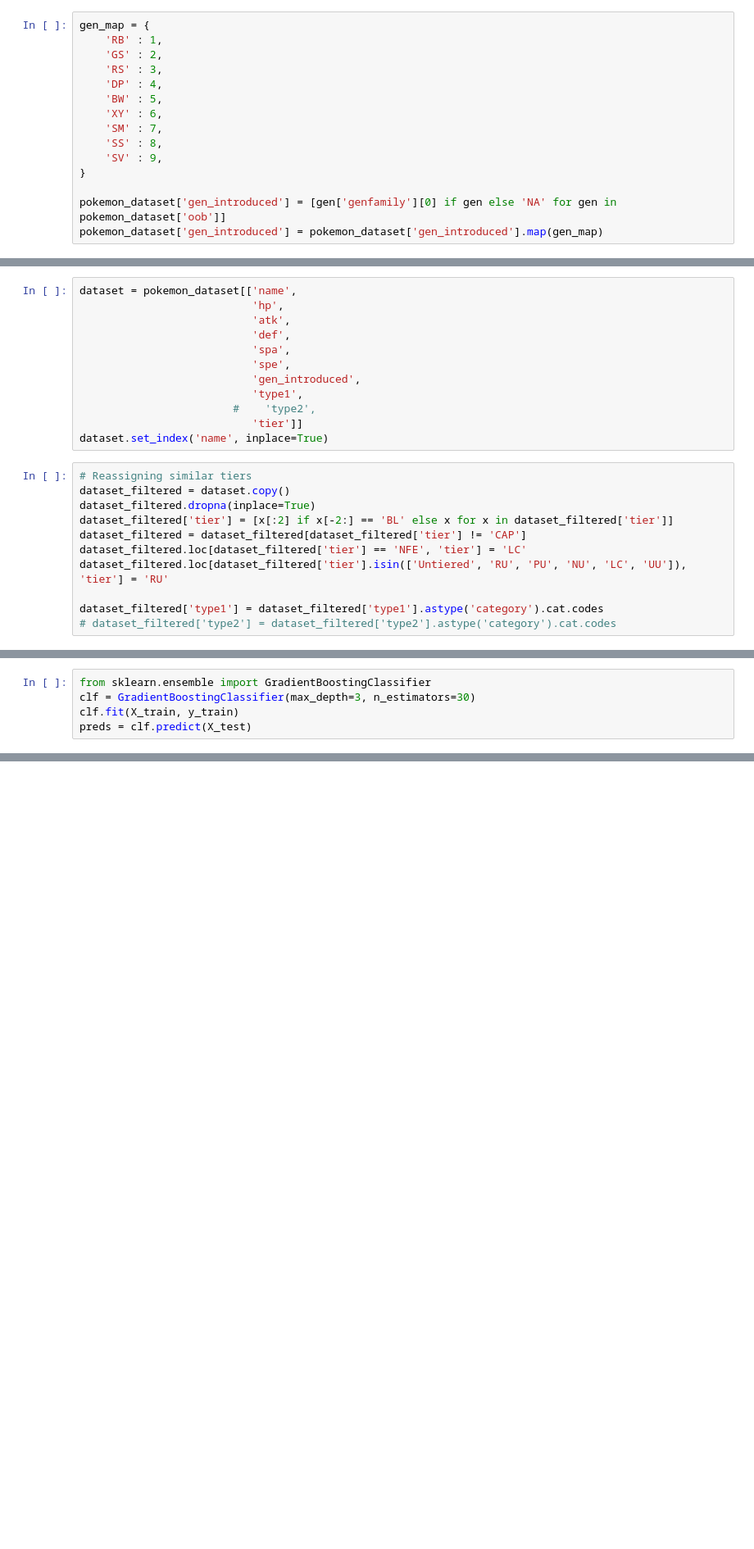
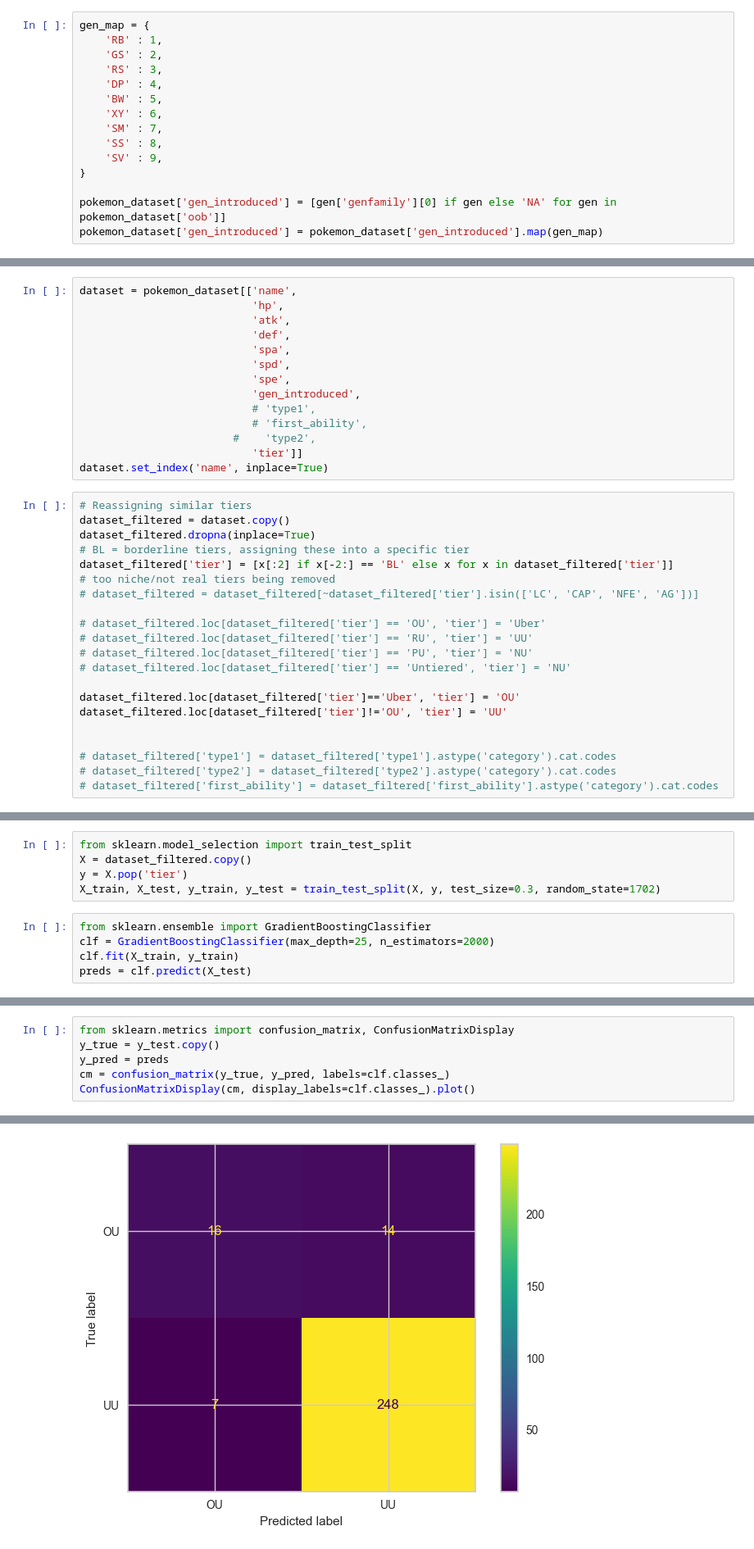
Before and after one commit to jacquex17/pokemon-tiers, a Jupyter notebook: scrape.ipynb, the cells around one changed output, grey strips where cells are left out. Shown: that part at 82% size. Drawn from its saved outputs; the diff is of its cells as text; blank space fills up the shorter version.

```diff
--- a/scrape.ipynb
+++ b/scrape.ipynb
@@ -85,9 +48,11 @@ dataset = pokemon_dataset[['name',
                            'atk',
                            'def',
                            'spa',
+                           'spd',
                            'spe',
                            'gen_introduced',
-                           'type1',
+                           # 'type1',
+                           # 'first_ability',
                         #    'type2',
                            'tier']]
 dataset.set_index('name', inplace=True)
@@ -95,10 +60,20 @@ dataset.set_index('name', inplace=True)
 # Reassigning similar tiers
 dataset_filtered = dataset.copy()
 dataset_filtered.dropna(inplace=True)
+# BL = borderline tiers, assigning these into a specific tier
 dataset_filtered['tier'] = [x[:2] if x[-2:] == 'BL' else x for x in dataset_filtered['tier']]
-dataset_filtered = dataset_filtered[dataset_filtered['tier'] != 'CAP']
-dataset_filtered.loc[dataset_filtered['tier'] == 'NFE', 'tier'] = 'LC'
-dataset_filtered.loc[dataset_filtered['tier'].isin(['Untiered', 'RU', 'PU', 'NU', 'LC', 'UU']), 'tier'] = 'RU'
+# too niche/not real tiers being removed
+# dataset_filtered = dataset_filtered[~dataset_filtered['tier'].isin(['LC', 'CAP', 'NFE', 'AG'])]
 
-dataset_filtered['type1'] = dataset_filtered['type1'].astype('category').cat.codes
+# dataset_filtered.loc[dataset_filtered['tier'] == 'OU', 'tier'] = 'Uber'
+# dataset_filtered.loc[dataset_filtered['tier'] == 'RU', 'tier'] = 'UU'
+# dataset_filtered.loc[dataset_filtered['tier'] == 'PU', 'tier'] = 'NU'
+# dataset_filtered.loc[dataset_filtered['tier'] == 'Untiered', 'tier'] = 'NU'
+
+dataset_filtered.loc[dataset_filtered['tier']=='Uber', 'tier'] = 'OU'
+dataset_filtered.loc[dataset_filtered['tier']!='OU', 'tier'] = 'UU'
+
+
+# dataset_filtered['type1'] = dataset_filtered['type1'].astype('category').cat.codes
 # dataset_filtered['type2'] = dataset_filtered['type2'].astype('category').cat.codes
+# dataset_filtered['first_ability'] = dataset_filtered['first_ability'].astype('category').cat.codes
@@ -111,5 +80,10 @@ y_test = X_test.pop('tier')
+# %%
+from sklearn.model_selection import train_test_split
+X = dataset_filtered.copy()
+y = X.pop('tier')
+X_train, X_test, y_train, y_test = train_test_split(X, y, test_size=0.3, random_state=1702)
 # %%
 from sklearn.ensemble import GradientBoostingClassifier
-clf = GradientBoostingClassifier(max_depth=3, n_estimators=30)
+clf = GradientBoostingClassifier(max_depth=25, n_estimators=2000)
 clf.fit(X_train, y_train)
 preds = clf.predict(X_test)
@@ -126,0 +90,7 @@ Name: correct, dtype: int64
+# %%
+from sklearn.metrics import confusion_matrix, ConfusionMatrixDisplay
+y_true = y_test.copy()
+y_pred = preds
+cm = confusion_matrix(y_true, y_pred, labels=clf.classes_)
+ConfusionMatrixDisplay(cm, display_labels=clf.classes_).plot()
+# %% [output]
@@ -126,0 +98 @@ Name: correct, dtype: int64
+[figure, added]
```
Also changed, not shown: parts of 21 cells of this notebook.
